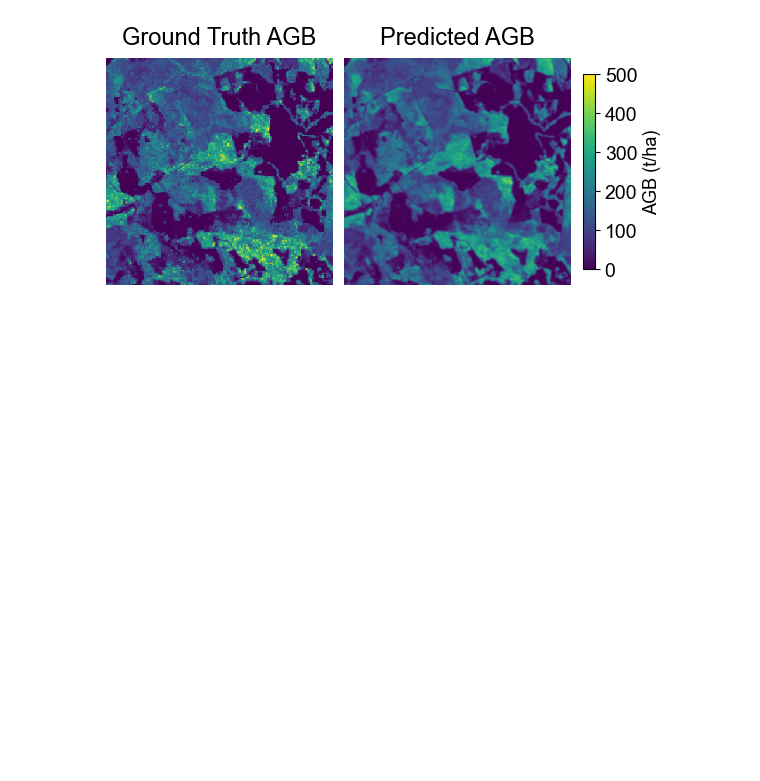
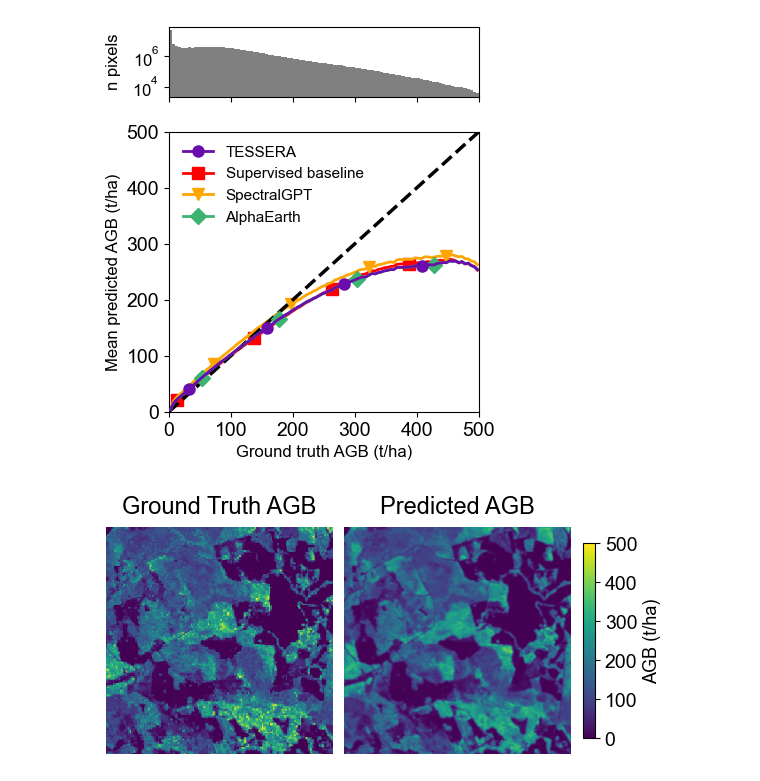
Before and after one commit to sasormunen/tessera-downstream-task, a Jupyter notebook: biomassters/src/plotting.ipynb, the cells around one changed output. Cells and saved outputs as stored; diff of their text form; code cells hidden in the pictures; blank space fills up the shorter version.

```diff
--- a/biomassters/src/plotting.ipynb
+++ b/biomassters/src/plotting.ipynb
@@ -364,36 +368,43 @@ def plot_binned_stats(model_labels, stats_dir, max_agbm, bins):
     markevery = 25
     markeverys = [(6,markevery), (2,markevery), (14,markevery),(10,markevery)]
     for label, (bin_centers, mean_preds, _, _) in all_results.items():
         valid = ~np.isnan(mean_preds)
 
+        if label == "GSE":
+            labell="AlphaEarth"
+        else:
+            labell = label
         ax.plot(bin_centers[valid], mean_preds[valid],
-                label=label,
+                label=labell,
                 color=color_map.get(label, None),
                 marker=marker_map.get(label, None),
                 linewidth=linew,
                 markersize=msize,zorder = zorders[indd],markevery=markeverys[indd])
 
         indd += 1
 
     ax.plot([0, max_agbm], [0, max_agbm], 'k--')
     ax.set_xlabel("Ground truth AGB (t/ha)", fontsize=12)
     ax.set_ylabel("Mean predicted AGB (t/ha)", fontsize=12)
     ax.set_xlim(0, max_agbm)
     ax.set_ylim(0, max_agbm)
 
     ax.legend(frameon=False, fontsize=11, loc="upper left")
 
     fig.align_ylabels()
-    plt.savefig("figs/binned_scatter_with_raw_means.pdf", dpi=300)
+    #fig.tight_layout()
+    plt.savefig(figure_dir + "/binned_scatter_with_raw_means.pdf", dpi=300, bbox_inches="tight")
     plt.show()
 
 
 plot_binned_stats(
     model_labels=["TESSERA", "Supervised baseline", "SpectralGPT", "GSE"],
-    stats_dir="binned_stats/",
+    stats_dir="../data/binned_stats/",
     max_agbm=500,
     bins=100
 )
+# %% [output]
+[figure, added]
 # %%
 #fig c
 
```
Also changed, not shown: parts of 6 cells of this notebook, 9 other files.
